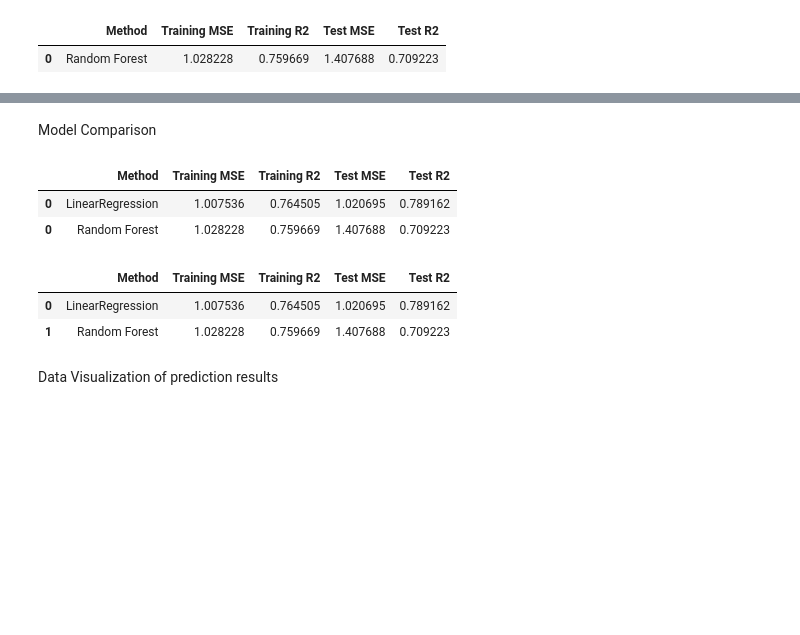
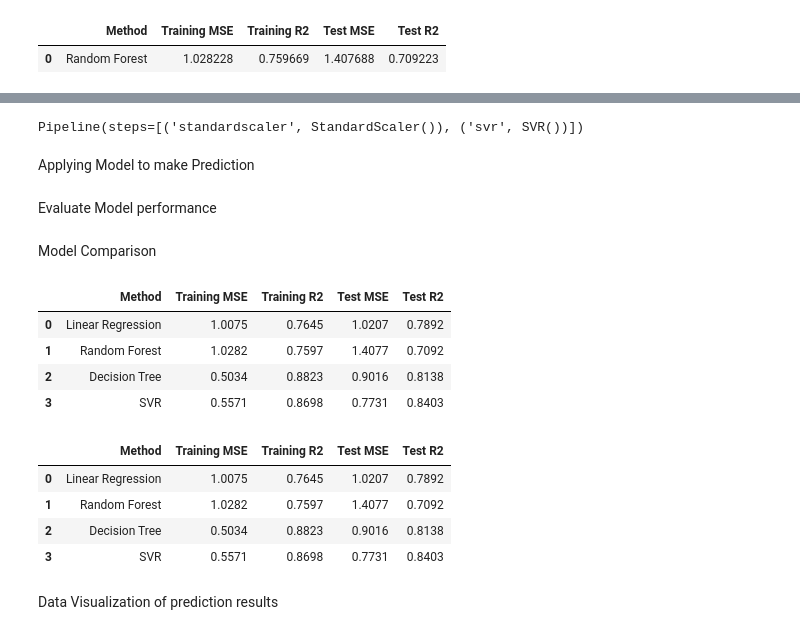
Before and after one commit to Dhruv-byte-png/Machine_learning_model, a Jupyter notebook: first_ml_model.ipynb, the cells around one changed output, grey strips where cells are left out. Cells and saved outputs as stored; diff of their text form; code cells hidden in the pictures; blank space fills up the shorter version.

Commit message:
added descison tree and svr

```diff
--- a/first_ml_model.ipynb
+++ b/first_ml_model.ipynb
@@ -214,0 +217,5 @@ rf_results
+# %%
+from sklearn.tree import DecisionTreeRegressor
+
+dt = DecisionTreeRegressor(max_depth=5 , random_state=100)
+dt.fit(X_train, y_train)
@@ -214,0 +240,11 @@ rf_results
+# %%
+from sklearn.svm import SVR
+from sklearn.pipeline import make_pipeline
+from sklearn.preprocessing import StandardScaler
+
+svr = make_pipeline(StandardScaler(), SVR(kernel="rbf"))
+svr.fit(X_train, y_train)
+# %% [output]
+Pipeline(steps=[('standardscaler', StandardScaler()), ('svr', SVR())])
+# %% [markdown]
+Applying Model to make Prediction
@@ -214,0 +254,2 @@ rf_results
+# %% [markdown]
+Evaluate Model performance
@@ -215,18 +261,46 @@ rf_results
 # %% [markdown]
 Model Comparison
 # %%
-df_models = pd.concat([lr_results , rf_results], axis = 0)
+import pandas as pd
+from sklearn.metrics import mean_squared_error, r2_score
+
+models = {
+    "Linear Regression": lr,
+    "Random Forest": rf,
+    "Decision Tree": dt,
+    "SVR": svr
+}
+comparsion = []
+
+for name, model in models.items():
+    train_pred = model.predict(X_train)
+    test_pred = model.predict(X_test)
+
+    comparsion.append({
+        "Method": name,
+        "Training MSE": mean_squared_error(y_train, train_pred),
+        "Training R2": r2_score(y_train, train_pred),
+        "Test MSE": mean_squared_error(y_test,test_pred),
+        "Test R2": r2_score(y_test, test_pred)
+    })
+
+df_models = pd.DataFrame(comparsion)
+df_models = df_models.round(4)
 df_models
 # %% [output]
 |  | Method | Training MSE | Training R2 | Test MSE | Test R2 |
-| 0 | LinearRegression | 1.007536 | 0.764505 | 1.020695 | 0.789162 |
-| 0 | Random Forest | 1.028228 | 0.759669 | 1.407688 | 0.709223 |
+| 0 | Linear Regression | 1.0075 | 0.7645 | 1.0207 | 0.7892 |
+| 1 | Random Forest | 1.0282 | 0.7597 | 1.4077 | 0.7092 |
+| 2 | Decision Tree | 0.5034 | 0.8823 | 0.9016 | 0.8138 |
+| 3 | SVR | 0.5571 | 0.8698 | 0.7731 | 0.8403 |
 # %%
 df_models.reset_index(drop=True)
 # %% [output]
 |  | Method | Training MSE | Training R2 | Test MSE | Test R2 |
-| 0 | LinearRegression | 1.007536 | 0.764505 | 1.020695 | 0.789162 |
-| 1 | Random Forest | 1.028228 | 0.759669 | 1.407688 | 0.709223 |
+| 0 | Linear Regression | 1.0075 | 0.7645 | 1.0207 | 0.7892 |
+| 1 | Random Forest | 1.0282 | 0.7597 | 1.4077 | 0.7092 |
+| 2 | Decision Tree | 0.5034 | 0.8823 | 0.9016 | 0.8138 |
+| 3 | SVR | 0.5571 | 0.8698 | 0.7731 | 0.8403 |
 # %% [markdown]
 Data Visualization of prediction results
 # %%
```
Also changed, not shown: parts of 11 cells of this notebook.
